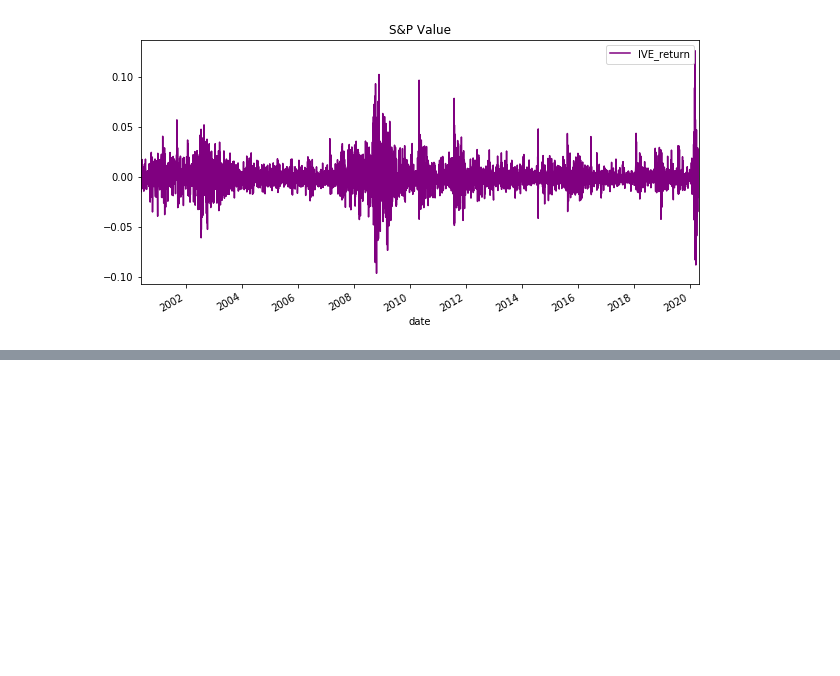
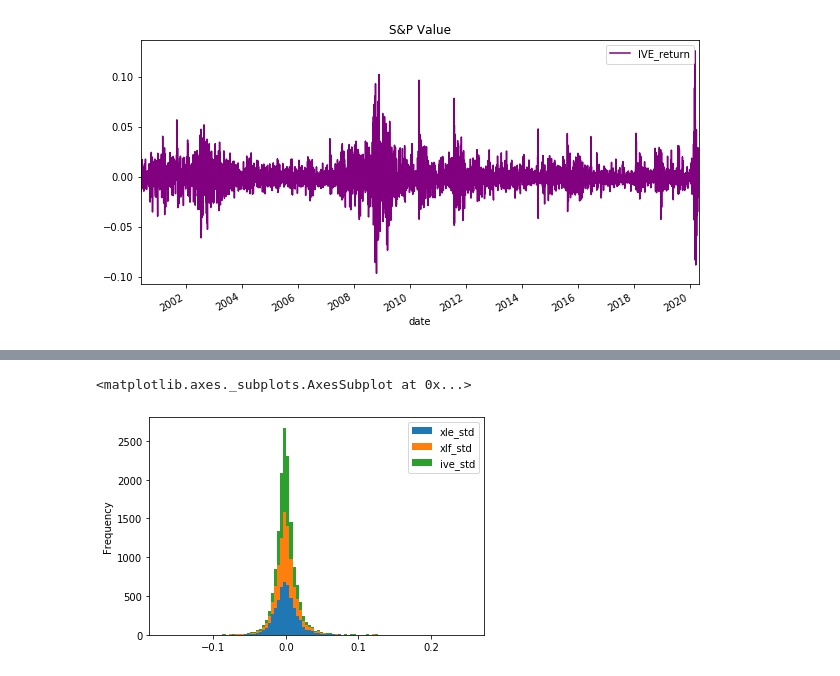
Before and after one commit to bkayratkyzy/Monte_Carlo_Simulations, a Jupyter notebook: notebooks/bulya.ipynb, the cells around one changed output, grey strips where cells are left out. Drawn from its saved outputs; the diff is of its cells as text; code cells hidden in the pictures; blank space fills up the shorter version.

```diff
--- a/notebooks/bulya.ipynb
+++ b/notebooks/bulya.ipynb
@@ -216,0 +249,7 @@ cumulative_returns_ive.plot(figsize= (10,5), legend= True)
+# %%
+sectors_std = pd.DataFrame({
+    "xle_std": concat_df['XLE_return'],
+    "xlf_std": concat_df['XLF_return'],
+    "ive_std": concat_df['IVE_return'],
+})
+sectors_std.rename(columns={"xle_std": "XLE std", "xlf_std": "XLF std", "ive_std": "IVE std"})
@@ -216,0 +271,5 @@ cumulative_returns_ive.plot(figsize= (10,5), legend= True)
+# %%
+sectors_std.plot.hist(stacked=True, bins=100)
+# %% [output]
+<matplotlib.axes._subplots.AxesSubplot at 0x...>
+[figure, added]
```
Also changed, not shown: parts of 26 cells of this notebook, 3 other files.
